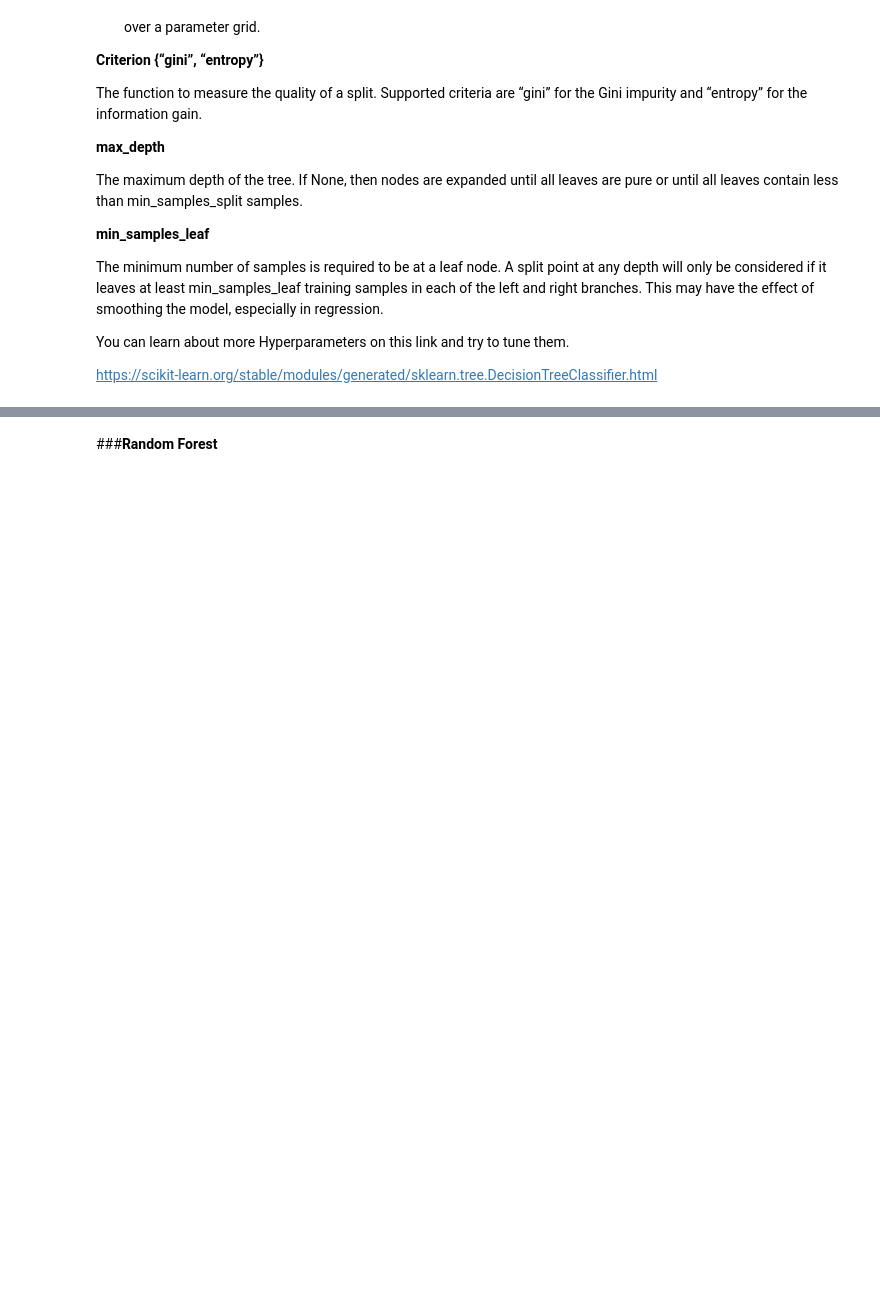
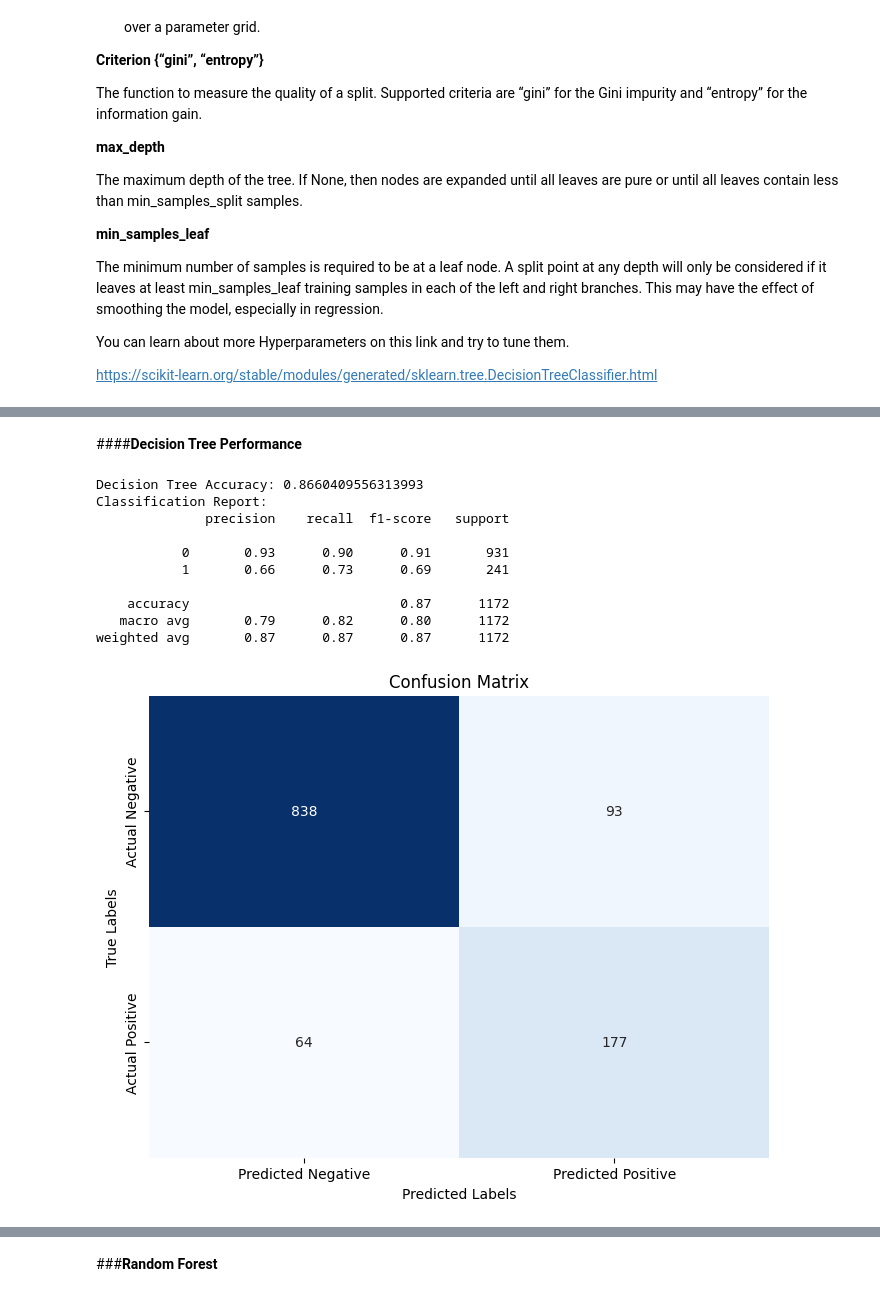
Before and after one commit to ktfrahm/datascience-projects, a Jupyter notebook: Loan_Default_Prediction/Loan_Default_Prediction.ipynb, the cells around one changed output, grey strips where cells are left out. Saved outputs shown, nothing was run; the diff lists cells and outputs as text; code cells hidden in the pictures; blank space fills up the shorter version.

```diff
--- a/Loan_Default_Prediction/Loan_Default_Prediction.ipynb
+++ b/Loan_Default_Prediction/Loan_Default_Prediction.ipynb
@@ -1393,0 +1409,20 @@ weighted avg       0.88      0.89      0.88      1172
+# %% [markdown]
+####**Decision Tree Performance**
+# %%
+# Calculate y_pred
+y_pred = (y_scores >= optimal_threshold).astype(int)
+
+# Model Performance on the test data
+dt_best_report = model_performance_classification(dt_best_classifier, x_raw_test_scaled, y_raw_test, y_pred, 'Decision Tree')
+# %% [output]
+Decision Tree Accuracy: 0.8660409556313993
+Classification Report:
+              precision    recall  f1-score   support
+
+           0       0.93      0.90      0.91       931
+           1       0.66      0.73      0.69       241
+
+    accuracy                           0.87      1172
+   macro avg       0.79      0.82      0.80      1172
+weighted avg       0.87      0.87      0.87      1172
+[figure, added]
```
Also changed, not shown: parts of 13 cells of this notebook.
